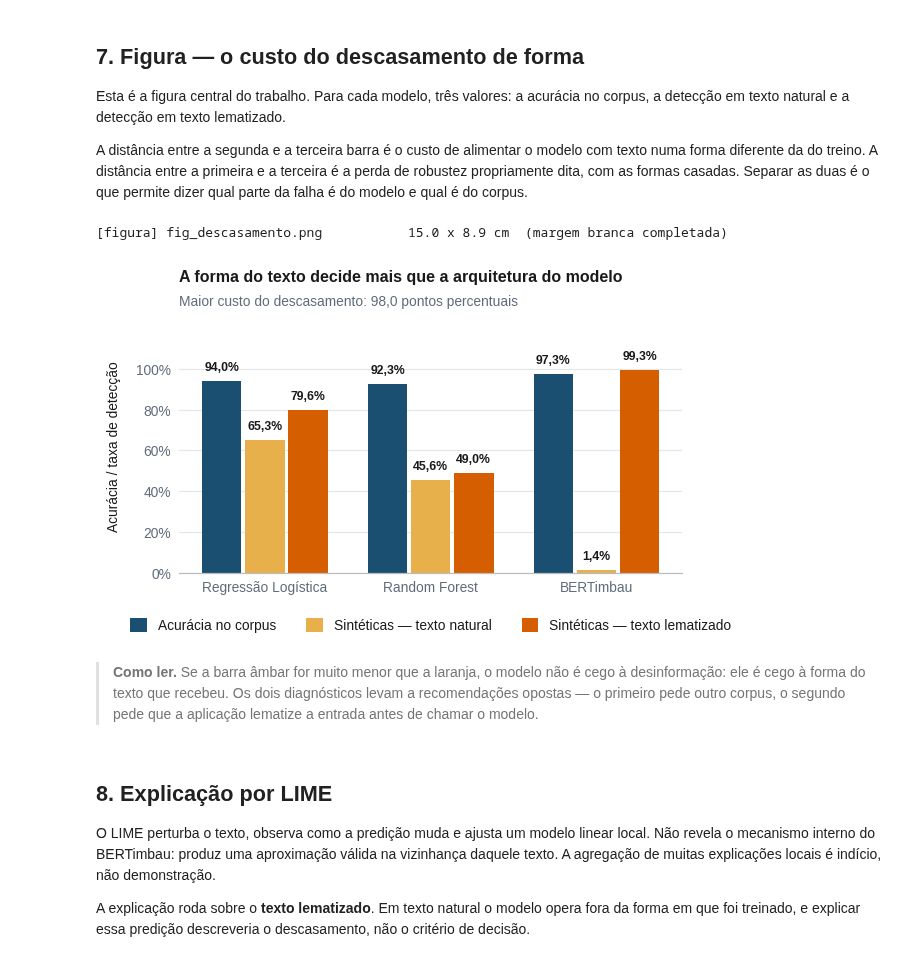
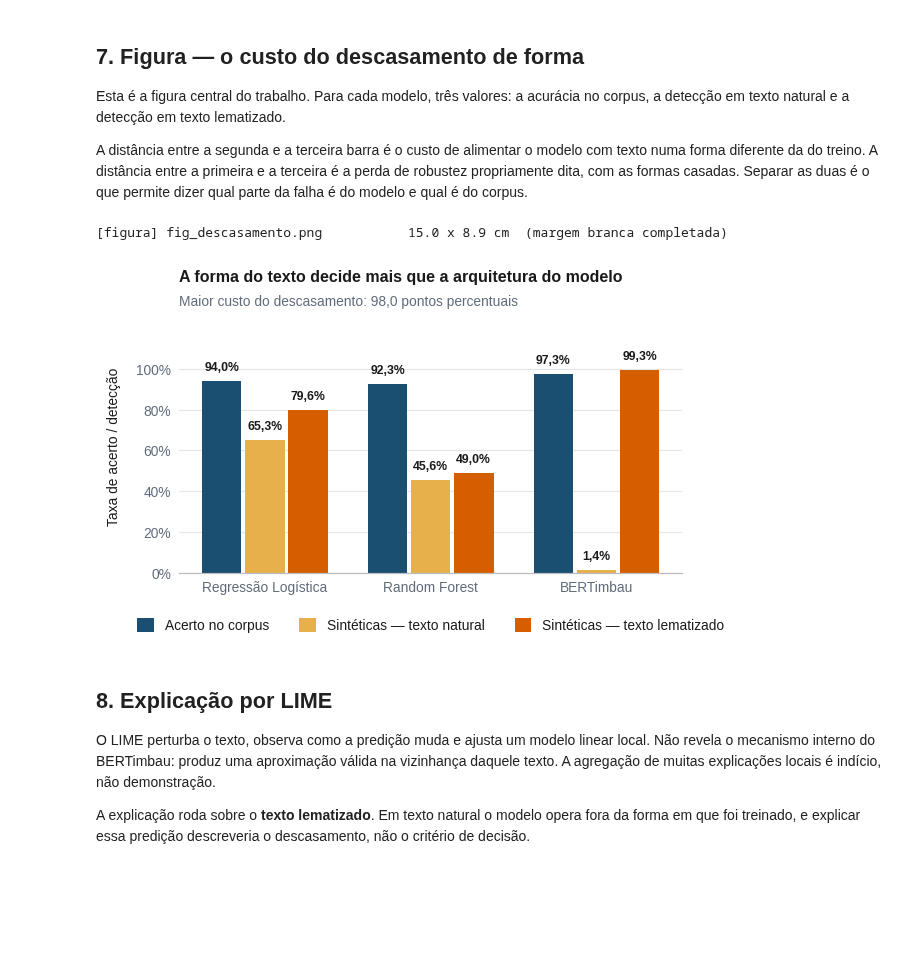
Before and after one commit to AliceFranca0/An-lise-de-Indicadores-de-Fake-News-Pt-Br, a Jupyter notebook: notebooks/Fase7_Robustez_Explicabilidade.ipynb, the cells around one changed output. Saved outputs shown, nothing was run; the diff lists cells and outputs as text; code cells hidden in the pictures; blank space fills up the shorter version.

```diff
--- a/notebooks/Fase7_Robustez_Explicabilidade.ipynb
+++ b/notebooks/Fase7_Robustez_Explicabilidade.ipynb
@@ -579,7 +432,6 @@ import pandas as pd
 ## 3. Localizadores de arquivos e colunas
 # %%
 def arquivo(*nomes):
-    """Primeiro dos nomes que existir em dados/ ou na raiz."""
     tentados = []
     for nome in nomes:
         for pasta in (DADOS, BASE):
@@ -599,7 +451,6 @@ def existe(*nomes):
 
 
 def coluna(df, *candidatos, obrigatoria=True):
-    """Resolve o nome real de uma coluna a partir de varios candidatos."""
     mapa = {c.strip().lower(): c for c in df.columns}
     for cand in candidatos:
         if cand.strip().lower() in mapa:
@@ -616,7 +467,6 @@ def coluna(df, *candidatos, obrigatoria=True):
 
 
 def csvs_do_projeto():
-    """Todos os CSV sob a pasta do projeto, com contagem de linhas e colunas."""
     achados = []
     for caminho in sorted(BASE.rglob('*.csv')):
         try:
@@ -630,7 +480,6 @@ def csvs_do_projeto():
 
 
 def listar_csvs():
-    """Inventário dos CSV da pasta do projeto."""
     achados = csvs_do_projeto()
     if not achados:
         print('nenhum CSV encontrado em', BASE)
@@ -642,7 +491,6 @@ def listar_csvs():
 
 
 def procurar_csv(*pistas_de_coluna, nomes=()):
-    """Acha um CSV pelo nome e, falhando isso, pelas colunas."""
     if nomes:
         alvo = existe(*nomes)
         if alvo is not None:
@@ -669,11 +517,6 @@ def procurar_csv(*pistas_de_coluna, nomes=()):
 
 
 def modelos_disponiveis():
-    """(pasta, data, convencao) de cada modelo salvo sob o projeto.
-
-    A convencao vem de convencao_rotulo.json, gravado pela Fase 5: sem ela
-    nao da para saber se o rotulo 1 do modelo significa falsa ou verdadeira.
-    """
     import datetime as _dt
     import json as _json
     achados = []
@@ -708,12 +551,6 @@ def listar_modelos():
 
 
 def achar_modelo(convencao_exigida='Falsa'):
-    """Pasta do BERTimbau ajustado que declare a convencao de rotulo pedida.
-
-    Escolher por uma lista fixa de nomes nao distingue o modelo desta
-    execucao de um modelo antigo salvo no mesmo caminho, e um modelo
-    treinado sob a convencao oposta acerta menos que o acaso.
-    """
     disponiveis = [t for t in modelos_disponiveis()
                    if 'checkpoint' not in t[0].name]
     if not disponiveis:
@@ -734,7 +571,6 @@ _NLP = None
 
 
 def motor_lema():
-    """Carrega o spaCy português uma vez por sessão."""
     global _NLP
     if _NLP is None:
         import spacy
@@ -749,18 +585,12 @@ def motor_lema():
 
 
 def lematizar(textos, lote=32):
-    """Reduz cada texto à sequência de lemas, como o corpus foi distribuído."""
     nlp = motor_lema()
     return [' '.join(t.lemma_ for t in doc)
             for doc in nlp.pipe(list(textos), batch_size=lote)]
 
 
 def taxa_de_lema(textos, limite=400):
-    """Fração de tokens alfabéticos que já coincidem com o próprio lema.
-
-    Mede o quanto um conjunto já está na forma lematizada: o corpus fica
-    acima de 0,90 e o português corrente, perto de 0,60.
-    """
     nlp = motor_lema()
     iguais = total = 0
     for doc in nlp.pipe(list(textos)[:limite], batch_size=32):
@@ -1024,29 +842,27 @@ A distância entre a segunda e a terceira barra é o custo de alimentar o modelo
 # %%
 c = pd.read_csv(arquivo('metricas_consolidadas.csv'), index_col=0)
 
 fig, ax = plt.subplots(figsize=(LARGURA, 7.6 * CM))
 barras_pareadas(ax, list(c.index),
-                [('Acurácia no corpus', c['acuracia'].values, AZUL),
+                [('Acerto no corpus', c['acuracia'].values, AZUL),
                  ('Sintéticas — texto natural',
                   c['deteccao_natural'].values, AMBAR),
                  ('Sintéticas — texto lematizado',
                   c['deteccao_lematizada'].values, LARANJA)],
                 fmt='{:.1%}')
 escala_percentual(ax, folga_topo=0.24)
-ax.set_ylabel('Acurácia / taxa de detecção')
+ax.set_ylabel('Taxa de acerto / detecção')
 legenda_abaixo(ax, ncols=3)
 
 pior = c['custo_descasamento_pp'].abs().max()
 titulo(ax, 'A forma do texto decide mais que a arquitetura do modelo',
        'Maior custo do descasamento: ' + br('{:.1f}'.format(pior))
        + ' pontos percentuais')
 salvar(fig, 'fig_descasamento')
 plt.show()
 # %% [output]
 [figura] fig_descasamento.png           15.0 x 8.9 cm  (margem branca completada)
-[figure, old version]
+[figure, new version]
-# %% [markdown]
-> **Como ler.** Se a barra âmbar for muito menor que a laranja, o modelo não é cego à desinformação: ele é cego à forma do texto que recebeu. Os dois diagnósticos levam a recomendações opostas — o primeiro pede outro corpus, o segundo pede que a aplicação lematize a entrada antes de chamar o modelo.
 # %% [markdown]
 ## 8. Explicação por LIME
 
```
Also changed, not shown: parts of 13 cells of this notebook, 8 other files.
